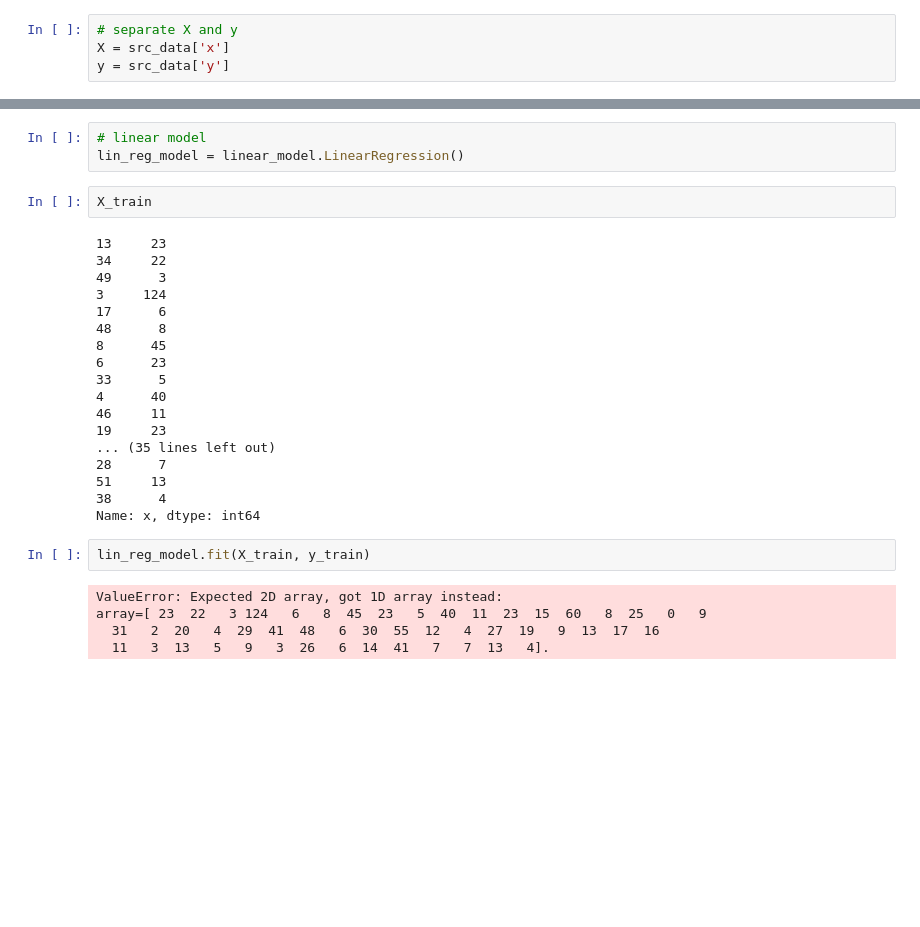
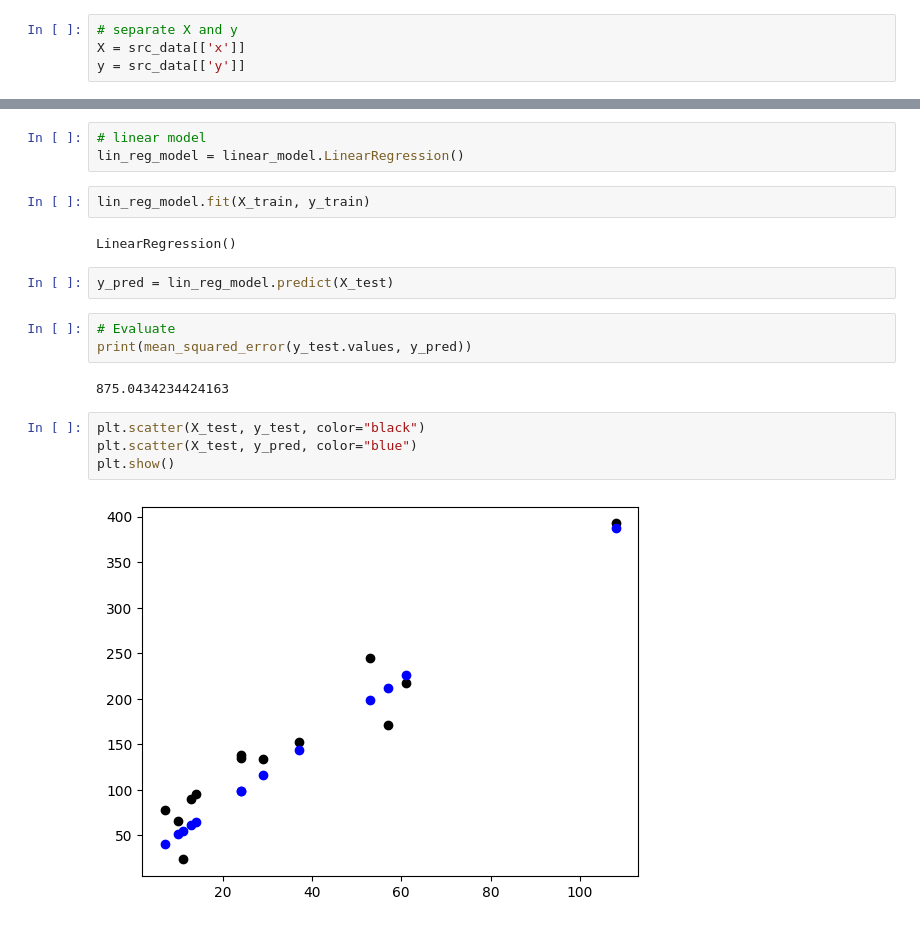
Before and after one commit to bmsohwinc/my-ml, a Jupyter notebook: examples/01-swedish-insurance/01-notebook.ipynb, the cells around one changed output, grey strips where cells are left out. Saved outputs shown, nothing was run; the diff lists cells and outputs as text; blank space fills up the shorter version.

Commit message:
Completed swedish insurance prediction problem

```diff
--- a/examples/01-swedish-insurance/01-notebook.ipynb
+++ b/examples/01-swedish-insurance/01-notebook.ipynb
@@ -34,8 +35,8 @@ y    0
 dtype: int64
 # %%
 # separate X and y
-X = src_data['x']
-y = src_data['y']
+X = src_data[['x']]
+y = src_data[['y']]
 # %%
 # train test split
 X_train, X_test, y_train, y_test = train_test_split(X, y, test_size=0.2, random_state=42)
@@ -52,30 +53,20 @@ plt.scatter(X_train, y_train)
 # %%
 # linear model
 lin_reg_model = linear_model.LinearRegression()
-# %%
-X_train
-# %% [output]
-13     23
-34     22
-49      3
-3     124
-17      6
-48      8
-8      45
-6      23
-33      5
-4      40
-46     11
-19     23
-... (35 lines left out)
-28      7
-51     13
-38      4
-Name: x, dtype: int64
 # %%
 lin_reg_model.fit(X_train, y_train)
 # %% [output]
-ValueError: Expected 2D array, got 1D array instead:
-array=[ 23  22   3 124   6   8  45  23   5  40  11  23  15  60   8  25   0   9
-  31   2  20   4  29  41  48   6  30  55  12   4  27  19   9  13  17  16
-  11   3  13   5   9   3  26   6  14  41   7   7  13   4].
+LinearRegression()
+# %%
+y_pred = lin_reg_model.predict(X_test)
+# %%
+# Evaluate
+print(mean_squared_error(y_test.values, y_pred))
+# %% [output]
+875.0434234424163
+# %%
+plt.scatter(X_test, y_test, color="black")
+plt.scatter(X_test, y_pred, color="blue")
+plt.show()
+# %% [output]
+[figure, added]
```
Also changed, not shown: parts of 2 cells of this notebook.
